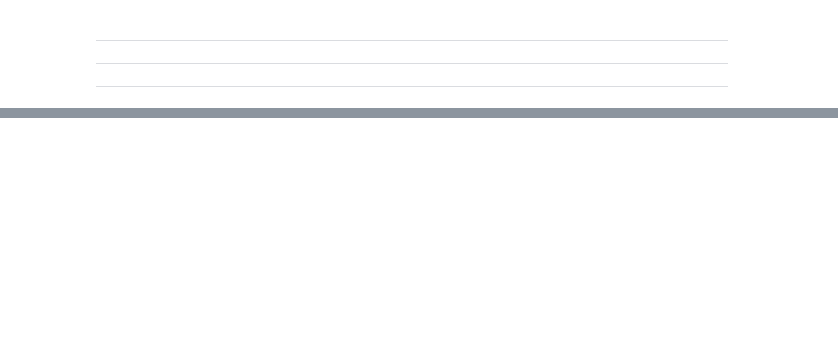
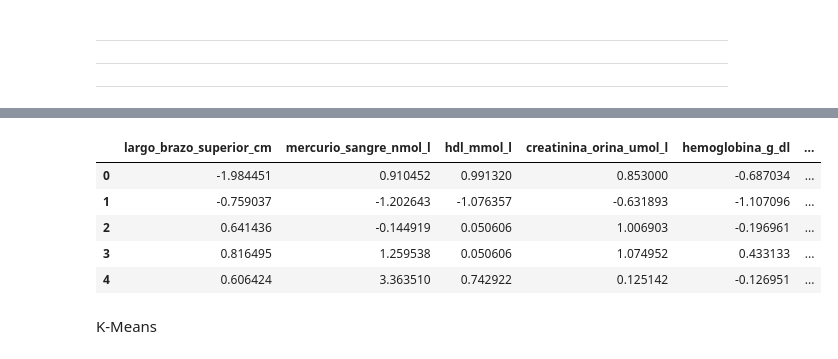
Before and after one commit to pmars21/hypertension_management_AI_driven_tool, a Jupyter notebook: clustering/clustering_tranfLog.ipynb, the cells around one changed output, grey strips where cells are left out. Saved outputs shown, nothing was run; the diff lists cells and outputs as text; code cells hidden in the pictures; blank space fills up the shorter version.

```diff
--- a/clustering/clustering_tranfLog.ipynb
+++ b/clustering/clustering_tranfLog.ipynb
@@ -1358,0 +1606,11 @@ FORWARD SELECTION: GAUSSIAN MIXTURE MODEL (GMM) CON TAMAÑO (N)
+# %%
+var_num_log_scaled.head()
+# %% [output]
+|  | largo_brazo_superior_cm | mercurio_sangre_nmol_l | hdl_mmol_l | creatinina_orina_umol_l | hemoglobina_g_dl | ... |
+| 0 | -1.984451 | 0.910452 | 0.991320 | 0.853000 | -0.687034 | ... |
+| 1 | -0.759037 | -1.202643 | -1.076357 | -0.631893 | -1.107096 | ... |
+| 2 | 0.641436 | -0.144919 | 0.050606 | 1.006903 | -0.196961 | ... |
+| 3 | 0.816495 | 1.259538 | 0.050606 | 1.074952 | 0.433133 | ... |
+| 4 | 0.606424 | 3.363510 | 0.742922 | 0.125142 | -0.126951 | ... |
+# %% [markdown]
+K-Means
```
Also changed, not shown: parts of 23 cells of this notebook, 3 other files.
